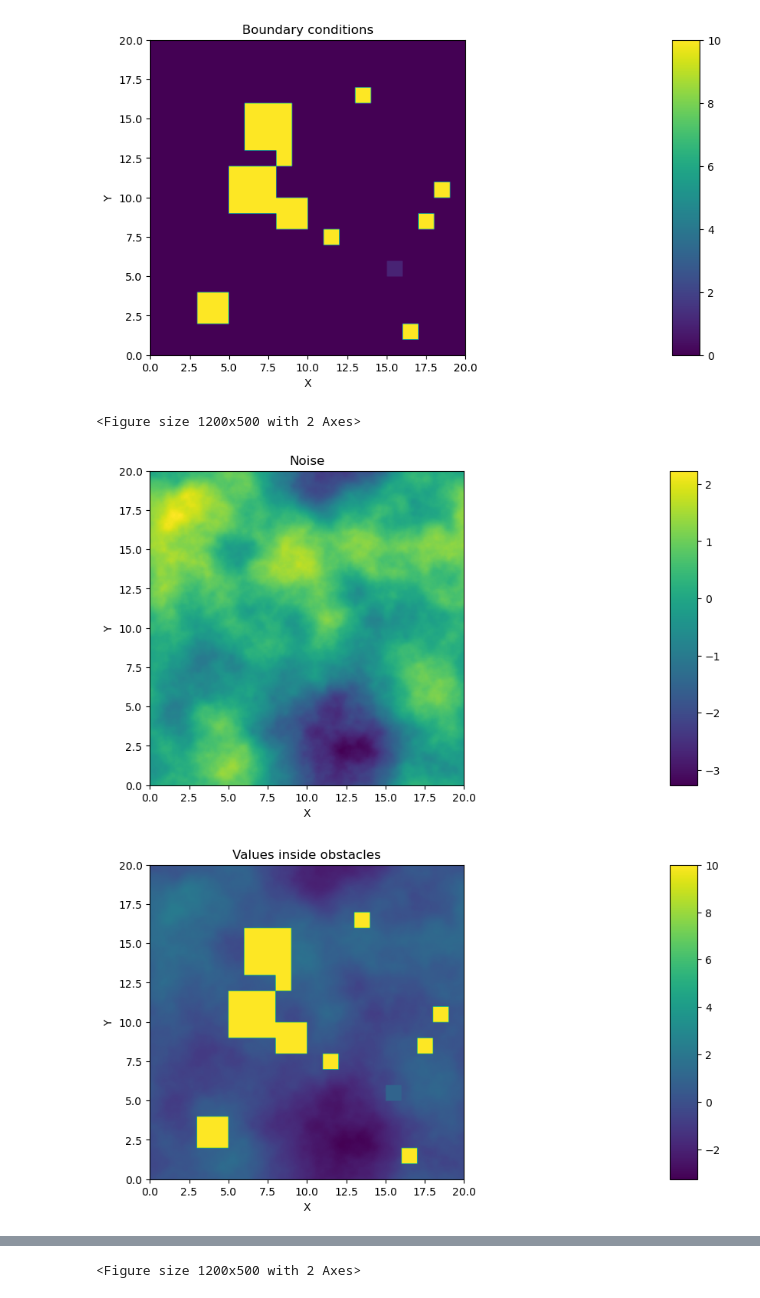
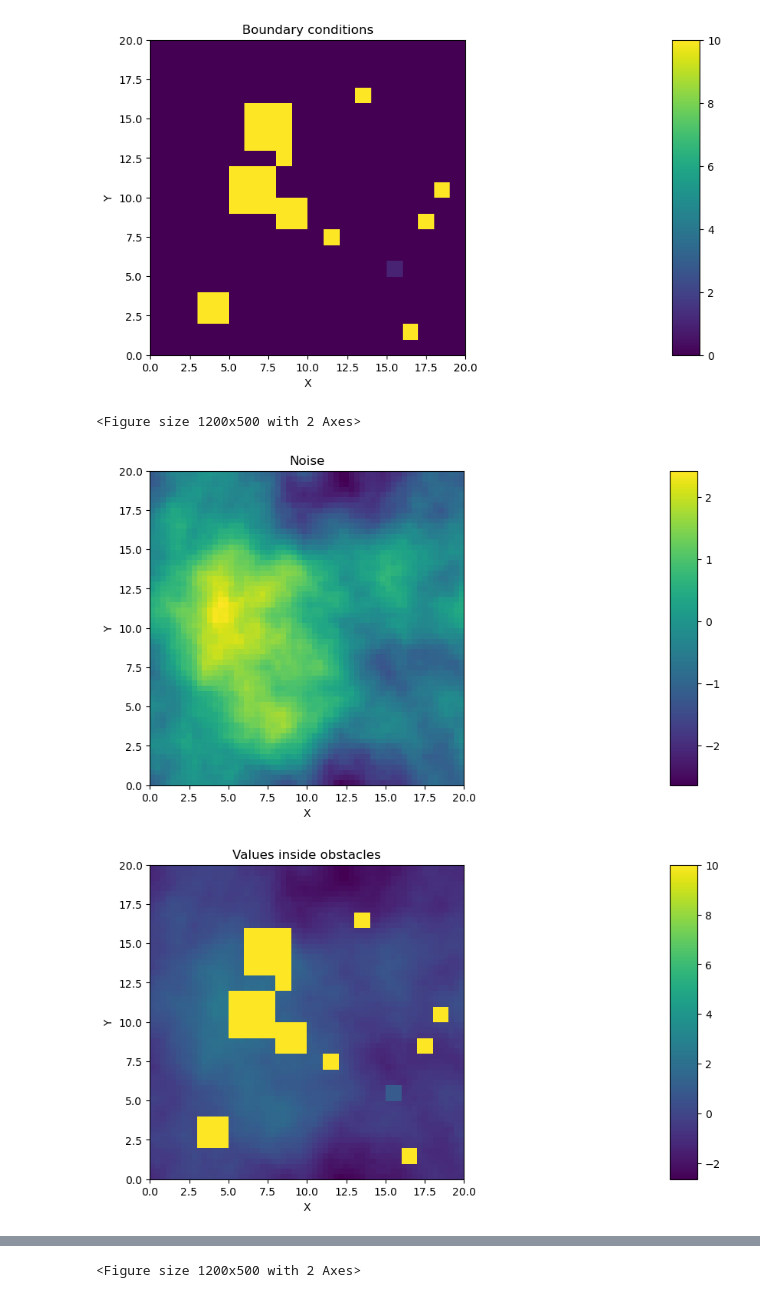
Before and after one commit to rcremese/snake-ai, a Jupyter notebook: phiflow_overview.ipynb, the cells around one changed output, grey strips where cells are left out. Cells and saved outputs as stored; diff of their text form; code cells hidden in the pictures.

```diff
--- a/phiflow_overview.ipynb
+++ b/phiflow_overview.ipynb
@@ -57,12 +57,12 @@ goal = phiflow.Box(x=(env.goal.left, env.goal.right), y=(env.goal.top, env.goal.
 print(bounds)
 print(goal)
 print(phiflow.mask(goal))
-resolution = 10
+resolution = 3
 
-boundary_contions = phiflow.CenteredGrid(0, bounds=bounds, extrapolation=10, resolution=phiflow.spatial(x=env.width * resolution, y= env.height * resolution))
-boundary_contions = phiflow.field.where(phiflow.mask(goal), 1, boundary_contions)
-boundary_contions = phiflow.field.where(obstacle_mask, 10, boundary_contions)
-phiflow.vis.plot(boundary_contions, title='Boundary conditions')
+boundary_conditions = phiflow.CenteredGrid(0, bounds=bounds, extrapolation=10, resolution=phiflow.spatial(x=env.width * resolution, y= env.height * resolution))
+boundary_conditions = phiflow.field.where(phiflow.mask(goal), 1, boundary_conditions)
+boundary_conditions = phiflow.field.where(obstacle_mask, 10, boundary_conditions)
+phiflow.vis.plot(boundary_conditions, title='Boundary conditions')
 # %% [output]
 Box(x=(0, 20), y=(0, 20))
 Box(x=(15, 16), y=(5, 6))
@@ -70,17 +70,17 @@ PointCloud[()]
 <Figure size 1200x500 with 2 Axes>
 [figure]
 # %%
-init_value = phiflow.CenteredGrid(phiflow.Noise(), bounds=bounds, resolution=boundary_contions.resolution)
+init_value = phiflow.CenteredGrid(phiflow.Noise(), extrapolation=10, bounds=bounds, resolution=boundary_conditions.resolution)
 phiflow.vis.plot(init_value, title='Noise')
 # %% [output]
 <Figure size 1200x500 with 2 Axes>
-[figure, old version]
+[figure, new version]
 # %%
-masked_value = phiflow.field.where(boundary_contions, boundary_contions, init_value)
+masked_value = phiflow.field.where(boundary_conditions, boundary_conditions, init_value)
 phiflow.vis.plot(masked_value, title='Values inside obstacles')
-solver = phiflow.Solve('auto', rel_tol=1e-5, x0=masked_value)
+solver = phiflow.Solve('scipy-direct', rel_tol=1e-5, x0=masked_value)
 # %% [output]
-[figure, old version]
+[figure, new version]
 # %%
 from functools import partial
 
```
Also changed, not shown: parts of 9 cells of this notebook, 3 other files.
